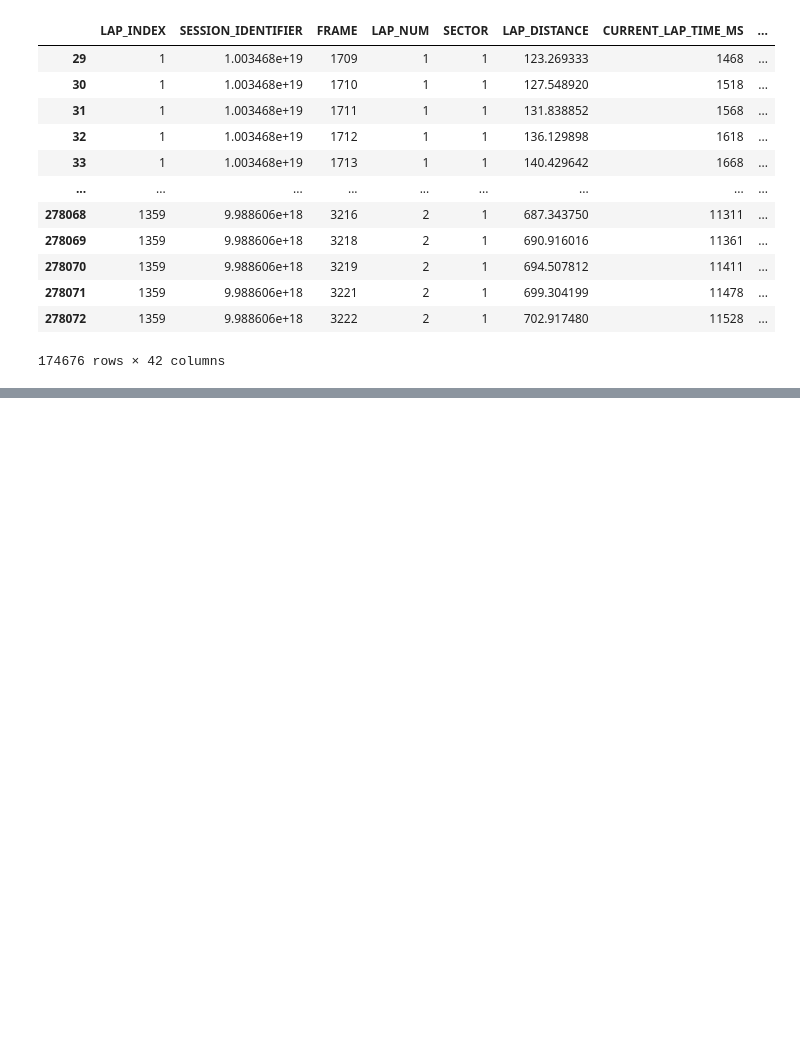
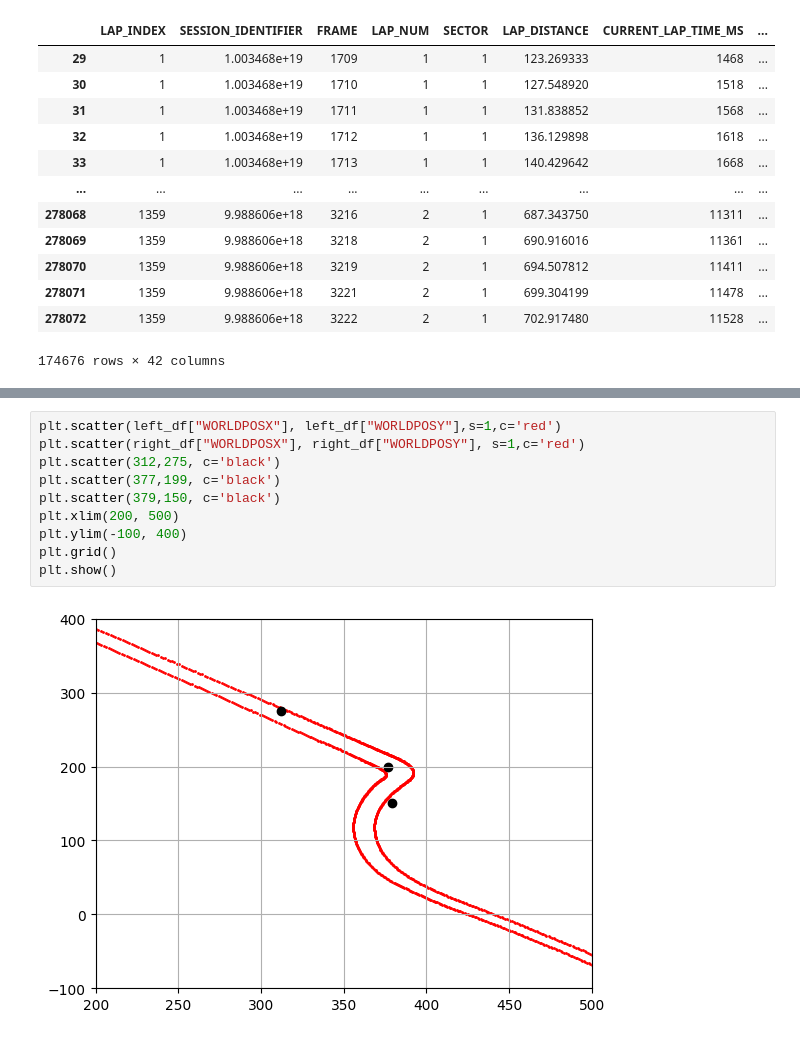
Before and after one commit to Bgon01/Data3001-capstone, a Jupyter notebook: feature_eng/creating_bins.ipynb, the cells around one changed output, grey strips where cells are left out. Saved outputs shown, nothing was run; the diff lists cells and outputs as text; blank space fills up the shorter version.

```diff
--- a/feature_eng/creating_bins.ipynb
+++ b/feature_eng/creating_bins.ipynb
@@ -227,0 +228,12 @@ plt.show()
+# %%
+plt.scatter(left_df["WORLDPOSX"], left_df["WORLDPOSY"],s=1,c='red')
+plt.scatter(right_df["WORLDPOSX"], right_df["WORLDPOSY"], s=1,c='red')
+plt.scatter(312,275, c='black')
+plt.scatter(377,199, c='black')
+plt.scatter(379,150, c='black')
+plt.xlim(200, 500)
+plt.ylim(-100, 400)
+plt.grid()
+plt.show()
+# %% [output]
+[figure, added]
```
Also changed, not shown: parts of 2 cells of this notebook, 3 other files.
